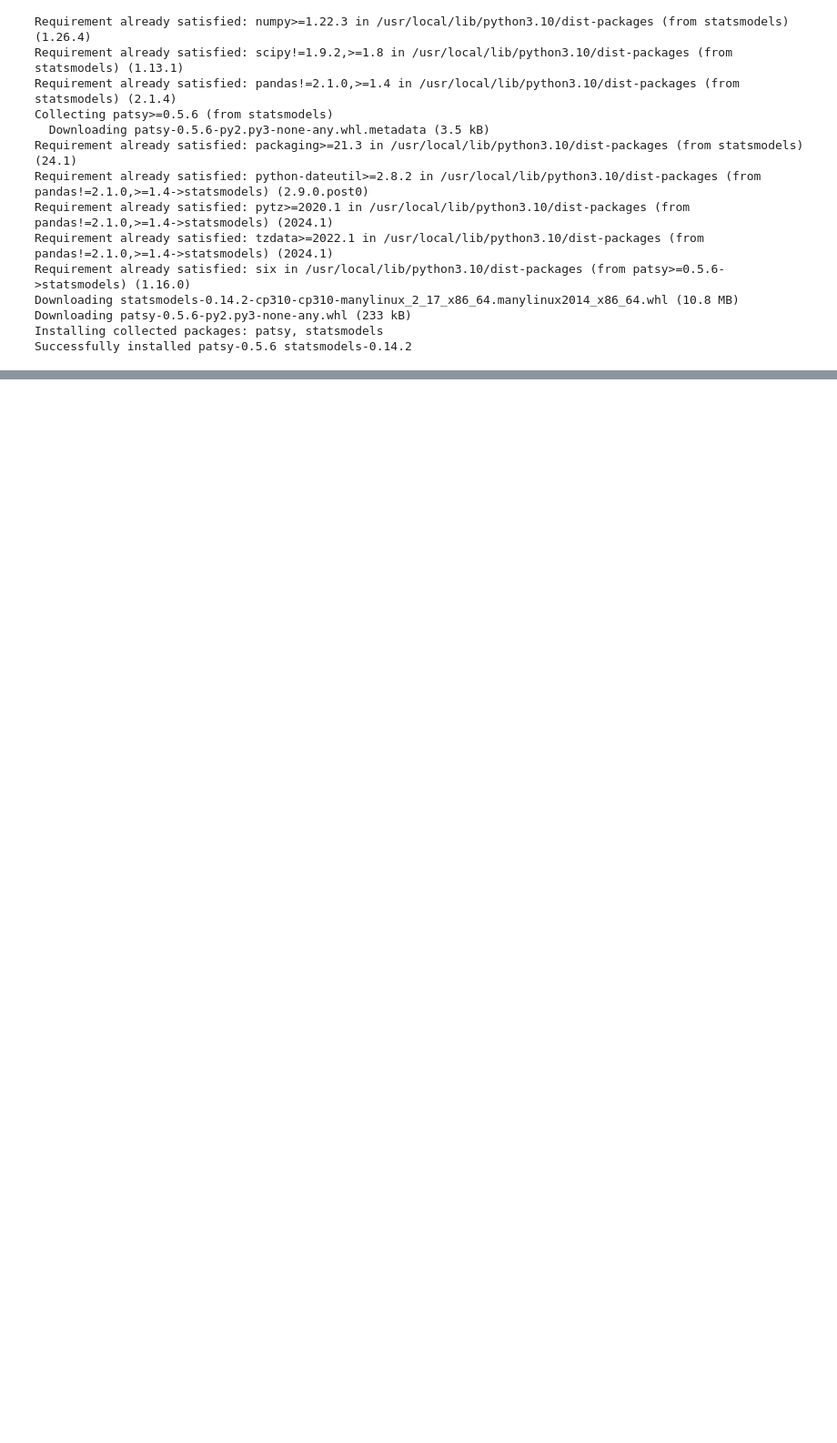
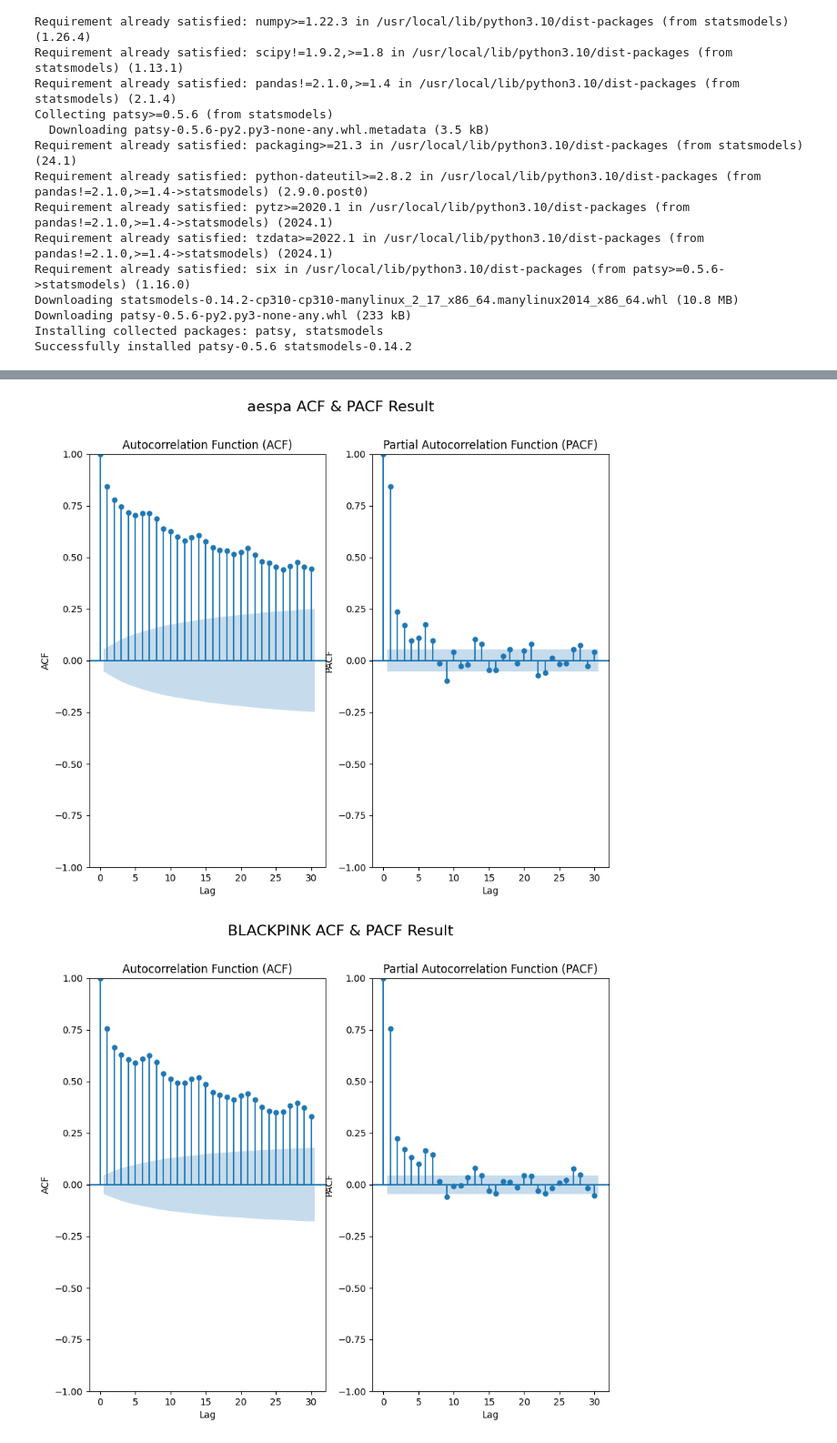
Before and after one commit to lucio-karin0506/Artist_Trend_Analysis, a Jupyter notebook: modeling/trend_prediction.ipynb, the cells around one changed output, grey strips where cells are left out. Shown at 91% size. Cells and saved outputs as stored; diff of their text form; code cells hidden in the pictures; blank space fills up the shorter version.

Commit message:
UPDATE: ADF test and ACF&PCAF result

```diff
--- a/modeling/trend_prediction.ipynb
+++ b/modeling/trend_prediction.ipynb
@@ -230,0 +230,33 @@ TWICE : p-value = 0.00033286925772584464
+# %%
+'''
+  - ACF, PACF 검정
+'''
+from statsmodels.tsa.stattools import acf, pacf
+from statsmodels.graphics.tsaplots import plot_acf, plot_pacf
+
+for artist in google_trend_df2['artist'].unique():
+
+    trend_df = google_trend_df2[google_trend_df2['artist'] == artist]['trend2']
+    # lag_num = np.round(len(trend_df) / 4) # 전체 시간의 4분의 1
+    lag_num = 30
+
+    # 시계열 데이터 생성 (예: 누적 합계로 단위근을 포함한 데이터)
+    fig, axes = plt.subplots(1, 2, figsize=(10, 8))
+    plt.suptitle(f"{artist} ACF & PACF Result", fontsize=16)
+
+    # ACF 시각화
+    plot_acf(trend_df, lags=lag_num, ax=axes[0])
+    axes[0].set_title("Autocorrelation Function (ACF)")
+    axes[0].set_xlabel("Lag")
+    axes[0].set_ylabel("ACF")
+
+    # PACF 시각화
+    plot_pacf(trend_df, lags=lag_num, method='ywm', ax=axes[1])
+    axes[1].set_title("Partial Autocorrelation Function (PACF)")
+    axes[1].set_xlabel("Lag")
+    axes[1].set_ylabel("PACF")
+
+    plt.show()
+# %% [output]
+[figure, added]
+[figure, added]
```
Also changed, not shown: parts of 6 cells of this notebook.
